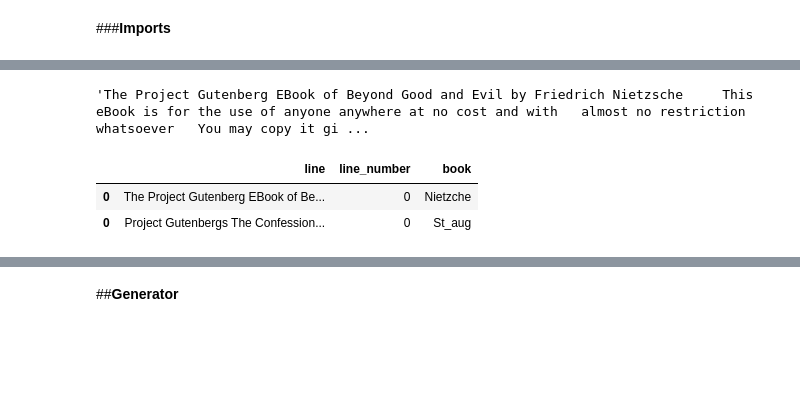
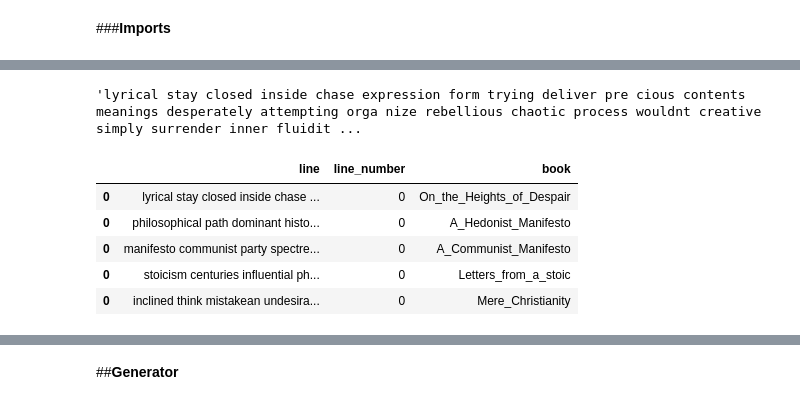
Before and after one commit to Julia-Elisa/NLP-Philosophy-text-generator, a Jupyter notebook: DM_project.ipynb, the cells around one changed output, grey strips where cells are left out. Drawn from its saved outputs; the diff is of its cells as text; code cells hidden in the pictures; blank space fills up the shorter version.

```diff
--- a/DM_project.ipynb
+++ b/DM_project.ipynb
@@ -105,3 +111,10 @@ raw_text2 = response.text
+# %%
+hedonist_title = 'A_Hedonist_Manifesto'
+stoic_title = 'Letters_from_a_stoic'
+marx_title = 'A_Communist_Manifesto'
+nihil_title = 'On_the_Heights_of_Despair'
+christian_title = 'Mere_Christianity'
+rational_title = 'Rationality_and_the_reflective_mind'
 # %% [markdown]
 ##**4. Data cleaning**
 
@@ -139,29 +199,39 @@ text2 = clean_chars(text2)
-# %%
-text1
-# %% [output]
-'The Project Gutenberg EBook of Beyond Good and Evil by Friedrich Nietzsche     This eBook is for the use of anyone anywhere at no cost and with   almost no restriction whatsoever   You may copy it gi ...
+# %%
+nihil_book
+# %% [output]
+'lyrical stay closed inside chase expression form trying deliver pre cious contents meanings desperately attempting orga nize rebellious chaotic process wouldnt creative simply surrender inner fluidit ...
 # %%
 
 def to_df(text):
   text_lines = text.splitlines()
   text_df = pd.DataFrame({
     "line": text_lines,
     "line_number": list(range(len(text_lines)))
   })
   return text_df
 
-text1_df = to_df(text1)
-text2_df = to_df(text2)
-
+nihil_df = to_df(nihil_book)
+hedonism_df = to_df(hedonism_book)
+marx_df = to_df(marx_book)
+stoic_df = to_df(stoic_book)
+christian_df = to_df(christian_book)
+rational_df = to_df(rational_book)
 # We’ll want to know which content comes from which book
-text1_df = text1_df.assign(book = 'Nietzche')
-text2_df = text2_df.assign(book = 'St_aug')
+nihil_df = nihil_df.assign(book = nihil_title)
+hedonism_df = hedonism_df.assign(book = hedonist_title)
+marx_df = marx_df.assign(book = marx_title)
+stoic_df = stoic_df.assign(book = stoic_title)
+christian_df = christian_df.assign(book = christian_title)
+rational_df = rational_df.assign(book = rational_title)
 
 # Finally, we concatenate the books into one dataframe
-books = [text1_df, text2_df]
+books = [nihil_df, hedonism_df, marx_df, stoic_df, christian_df, rational_df]
 text_books_df = pd.concat(books)
 text_books_df.head()
 # %% [output]
 |  | line | line_number | book |
-| 0 | The Project Gutenberg EBook of Be... | 0 | Nietzche |
-| 0 | Project Gutenbergs The Confession... | 0 | St_aug |
+| 0 | lyrical stay closed inside chase ... | 0 | On_the_Heights_of_Despair |
+| 0 | philosophical path dominant histo... | 0 | A_Hedonist_Manifesto |
+| 0 | manifesto communist party spectre... | 0 | A_Communist_Manifesto |
+| 0 | stoicism centuries influential ph... | 0 | Letters_from_a_stoic |
+| 0 | inclined think mistakean undesira... | 0 | Mere_Christianity |
```
Also changed, not shown: parts of 136 cells of this notebook.
